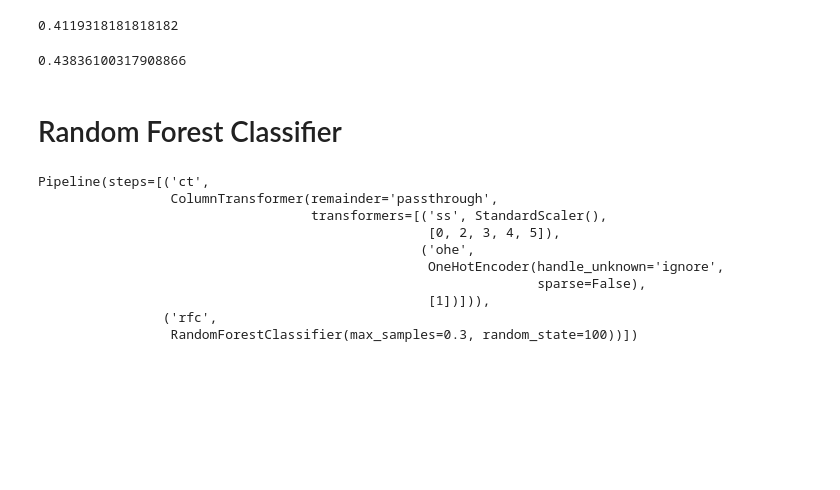
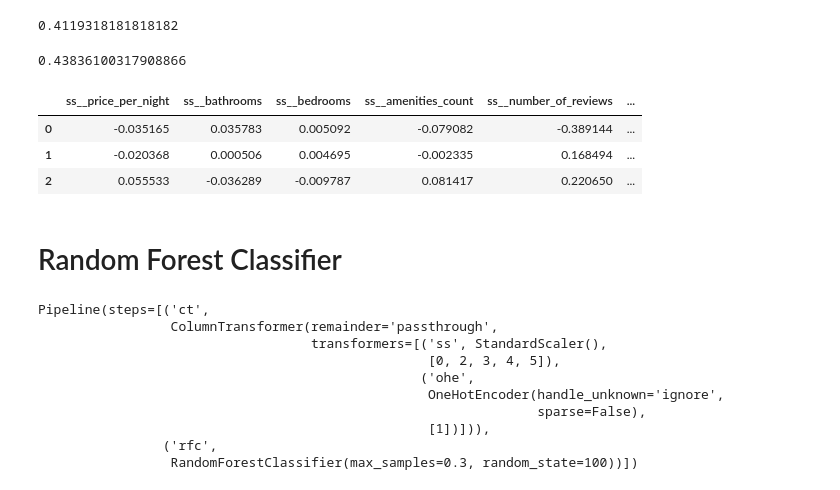
Before and after one commit to schoe4208/Airbnb-NYC-Predictive-Analysis, a Jupyter notebook: airbnb_notebook.ipynb, the cells around one changed output. Cells and saved outputs as stored; diff of their text form; code cells hidden in the pictures; blank space fills up the shorter version.

```diff
--- a/airbnb_notebook.ipynb
+++ b/airbnb_notebook.ipynb
@@ -1204,6 +1228,18 @@ precision_score(y_test, y_pred_bestlog, labels=[1], average='micro')
 precision_score(y_test, y_pred_bestlog, labels=[2], average='micro')
 # %% [output]
 0.43836100317908866
+# %%
+bestlog_coef = best_logreg_model_pipe.named_steps['best_logreg'].coef_
+bestlog_col_names = best_logreg_model_pipe.named_steps['ct'].get_feature_names_out()
+
+bestlog_coef_df = pd.DataFrame(bestlog_coef, columns=bestlog_col_names)
+
+bestlog_coef_df
+# %% [output]
+|  | ss__price_per_night | ss__bathrooms | ss__bedrooms | ss__amenities_count | ss__number_of_reviews | ... |
+| 0 | -0.035165 | 0.035783 | 0.005092 | -0.079082 | -0.389144 | ... |
+| 1 | -0.020368 | 0.000506 | 0.004695 | -0.002335 | 0.168494 | ... |
+| 2 | 0.055533 | -0.036289 | -0.009787 | 0.081417 | 0.220650 | ... |
 # %% [markdown]
 # Random Forest Classifier
 # %%
```
Also changed, not shown: parts of 22 cells of this notebook.
